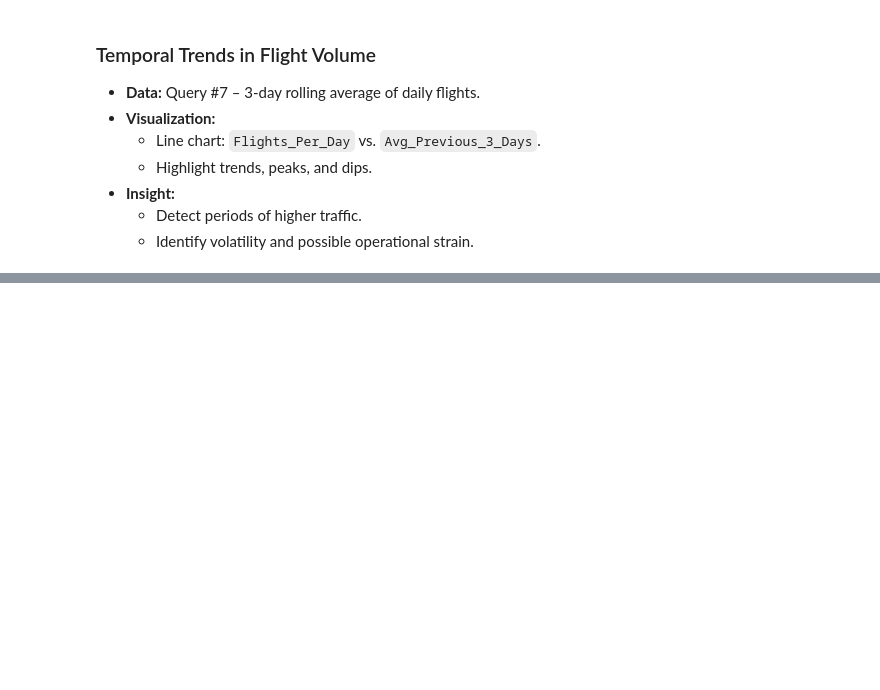
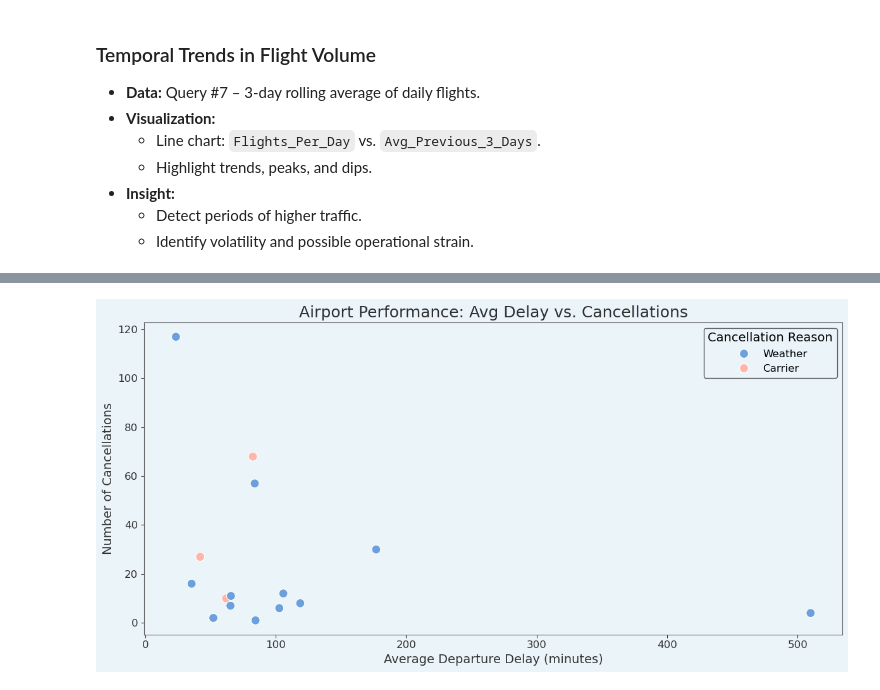
Before and after one commit to gentrylamb/dsan6300-final-project, a Jupyter notebook: website/code.ipynb, the cells around one changed output, grey strips where cells are left out. Saved outputs shown, nothing was run; the diff lists cells and outputs as text; code cells hidden in the pictures; blank space fills up the shorter version.

```diff
--- a/website/code.ipynb
+++ b/website/code.ipynb
@@ -329,0 +361,23 @@ plt.show()
+# %%
+#| label: airport-performance dashboard
+
+use_custom_style(category_palette)
+# Merge delays and cancellations
+df_airport_perf = df_airport.merge(df_cancel, left_on='Airport_Name', right_on='Airport_Name', how='left')
+# plot scatter plot of avg delay against number of cancellations
+plt.figure(figsize=(12,6))
+sns.scatterplot(
+    data=df_airport_perf,
+    x='Highest_Avg_Delay',
+    y='Num_Cancelled',
+    hue='Most_Frequent_Reason',
+    s=100
+)
+plt.title("Airport Performance: Avg Delay vs. Cancellations")
+plt.xlabel("Average Departure Delay (minutes)")
+plt.ylabel("Number of Cancellations")
+plt.legend(title='Cancellation Reason')
+plt.tight_layout()
+plt.show()
+# %% [output]
+[figure, added]
```
Also changed, not shown: parts of 15 cells of this notebook, 23 other files.
